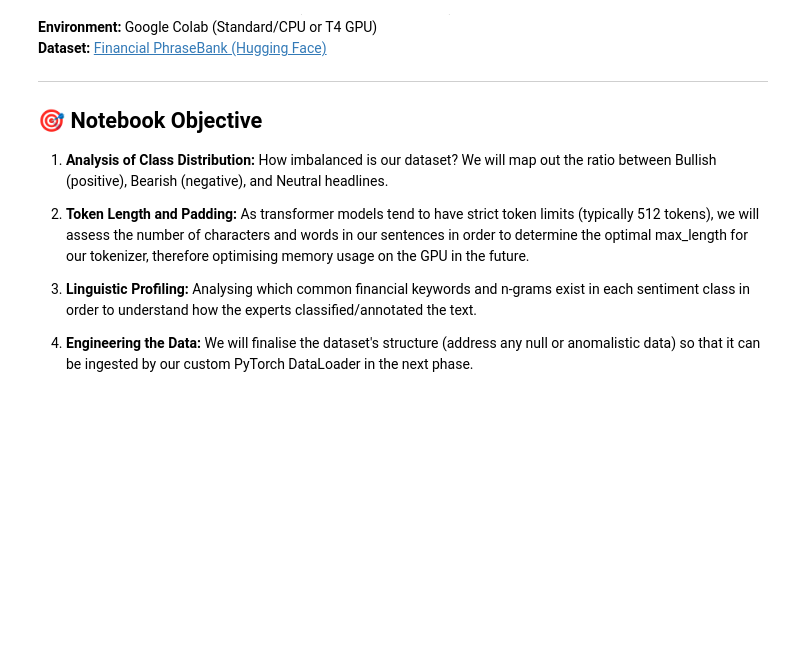
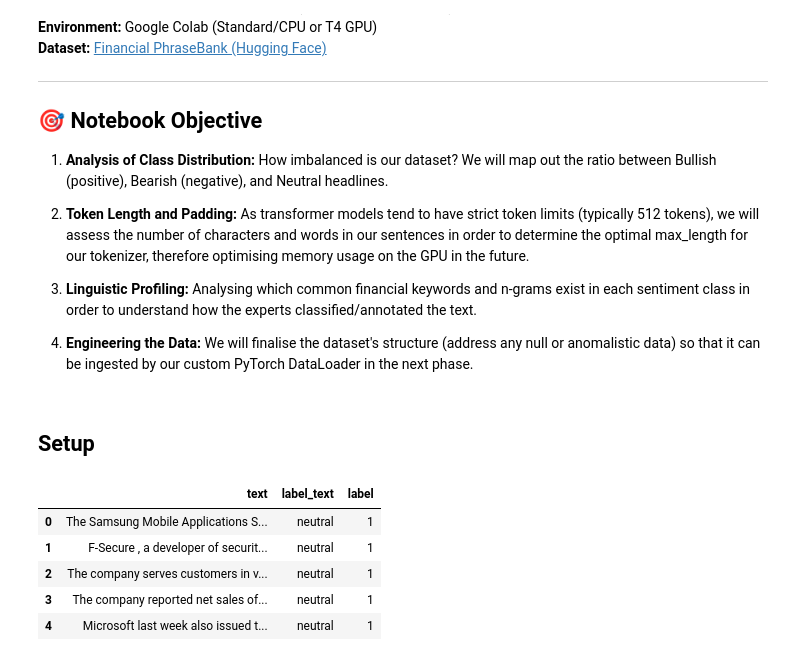
Before and after one commit to mobadara/finbert-sentiment-analyzer-api, a Jupyter notebook: notebooks/data_exploration.ipynb, the cells around one changed output. Drawn from its saved outputs; the diff is of its cells as text; code cells hidden in the pictures; blank space fills up the shorter version.

```diff
--- a/notebooks/data_exploration.ipynb
+++ b/notebooks/data_exploration.ipynb
@@ -18,3 +18,5 @@
 3. **Linguistic Profiling:** Analysing which common financial keywords and n-grams exist in each sentiment class in order to understand how the experts classified/annotated the text.
 
 4. **Engineering the Data:** We will finalise the dataset's structure (address any null or anomalistic data) so that it can be ingested by our custom PyTorch DataLoader in the next phase.
+# %% [markdown]
+## Setup
@@ -20,0 +26,12 @@
+# %%
+dataset = load_dataset("FinanceMTEB/financial_phrasebank")
+# %%
+sample_data = dataset["train"].to_pandas()
+sample_data.head()
+# %% [output]
+|  | text | label_text | label |
+| 0 | The Samsung Mobile Applications S... | neutral | 1 |
+| 1 | F-Secure , a developer of securit... | neutral | 1 |
+| 2 | The company serves customers in v... | neutral | 1 |
+| 3 | The company reported net sales of... | neutral | 1 |
+| 4 | Microsoft last week also issued t... | neutral | 1 |
```
Also changed, not shown: parts of 1 cell of this notebook.
